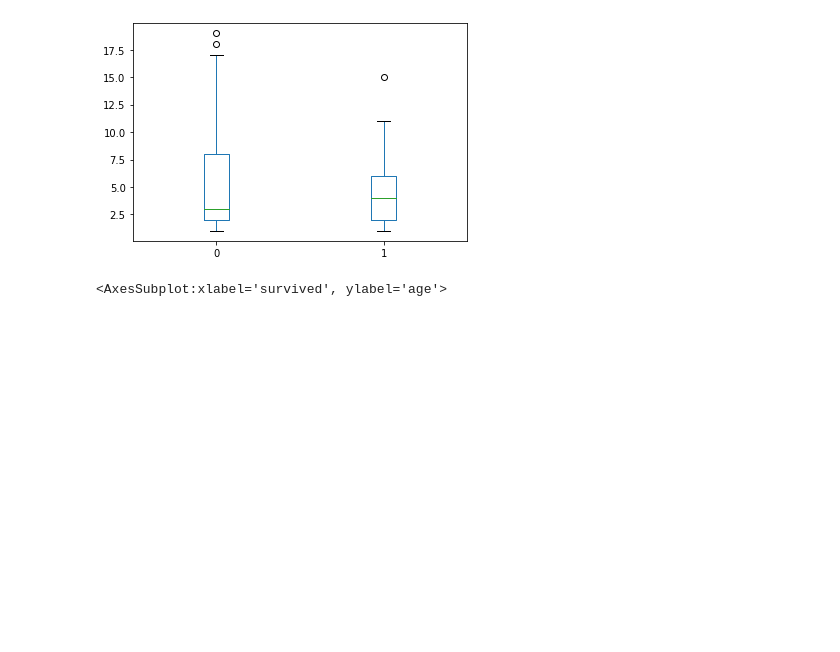
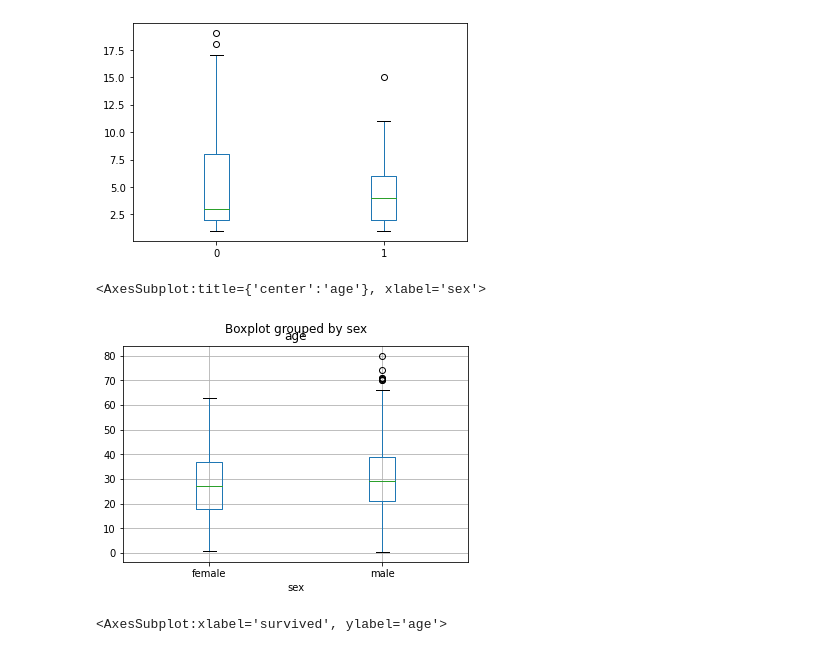
Before and after one commit to keating-huang/APPLICATIONS-OF-MACHINE-LEARNING-TO-ECONOMICS-AND-FINANCE, a Jupyter notebook: L4_0324_09370081.ipynb, the cells around one changed output. Drawn from its saved outputs; the diff is of its cells as text; code cells hidden in the pictures; blank space fills up the shorter version.

```diff
--- a/L4_0324_09370081.ipynb
+++ b/L4_0324_09370081.ipynb
@@ -366,6 +384,12 @@ df.groupby(['survived','age']).size().unstack(0).plot(kind='box')
 # %% [output]
 <AxesSubplot:>
 [figure]
+# %%
+#用箱型圖來呈現（ans)
+df.boxplot(column='age',by='sex')
+# %% [output]
+<AxesSubplot:title={'center':'age'}, xlabel='sex'>
+[figure, added]
 # %%
 #自由發揮, 至少再繪製3個不同的圖,並解釋其用意
 #1
```
Also changed, not shown: parts of 3 cells of this notebook.
